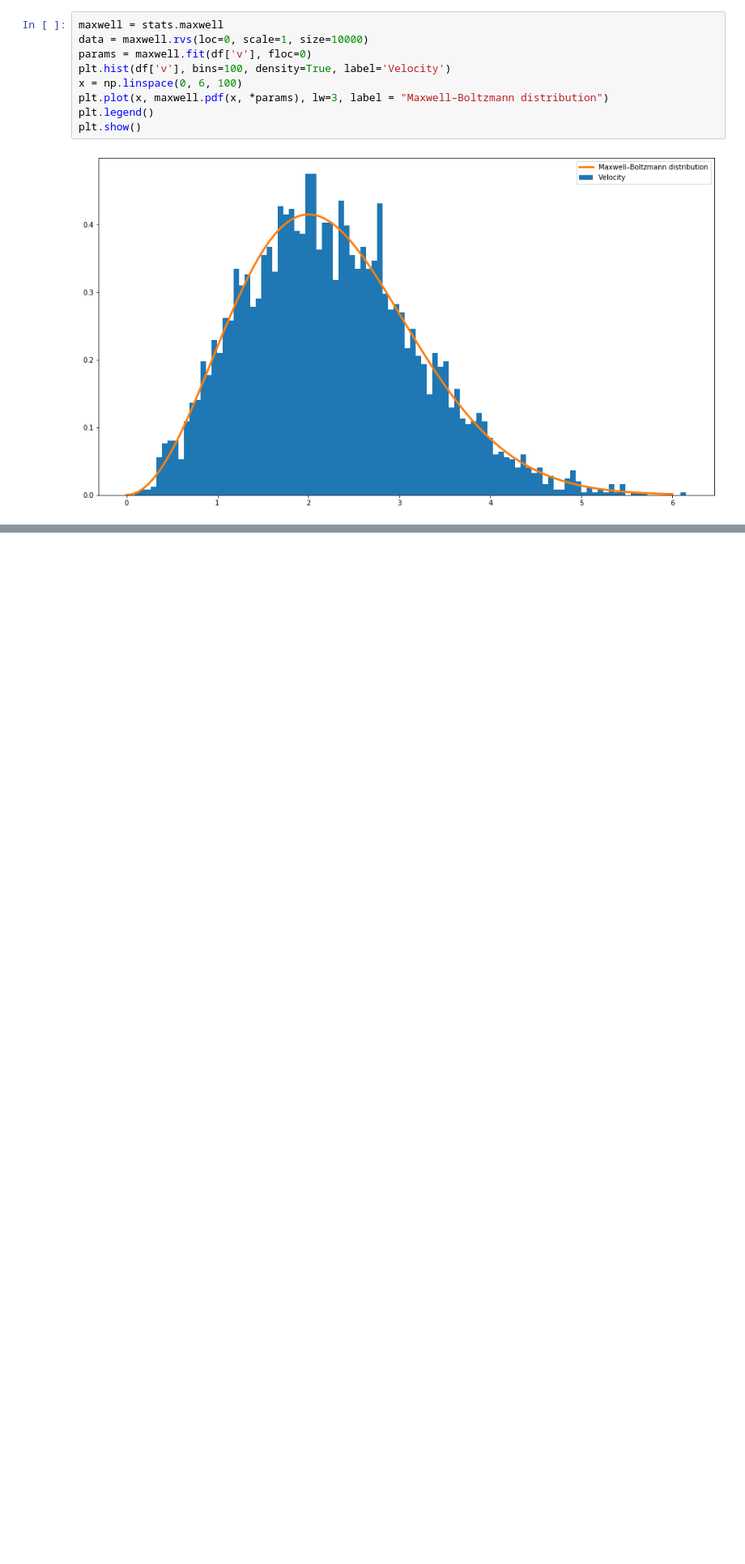
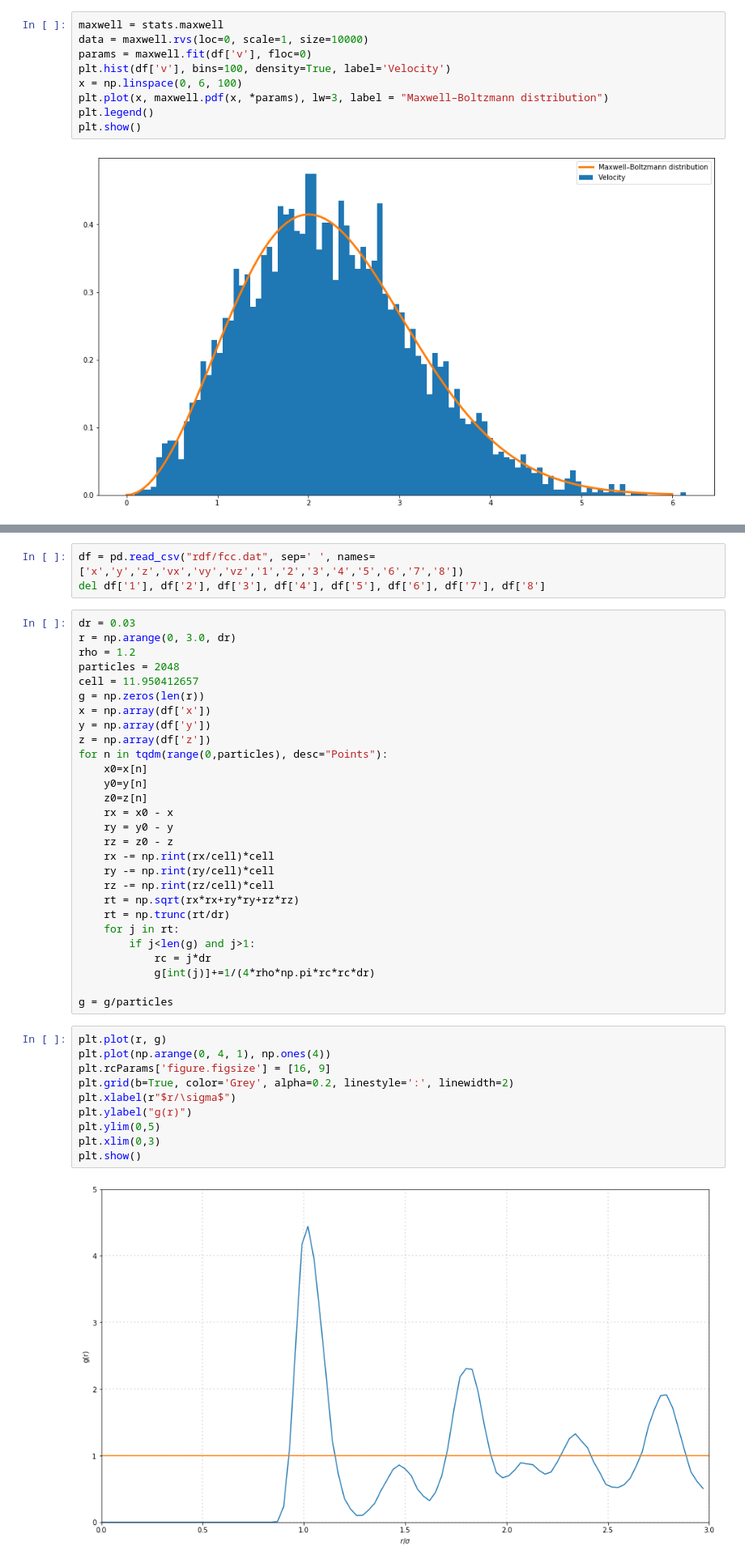
Before and after one commit to Xissand/nbody, a Jupyter notebook: research/base/analysis.ipynb, the cells around one changed output, grey strips where cells are left out. Shown: that part at 81% size. Drawn from its saved outputs; the diff is of its cells as text; blank space fills up the shorter version.

```diff
--- a/research/base/analysis.ipynb
+++ b/research/base/analysis.ipynb
@@ -74,0 +91,43 @@ Image(filename="g(r)_liquid_ovito.png")
+# %%
+df = pd.read_csv("rdf/fcc.dat", sep=' ', names= ['x','y','z','vx','vy','vz','1','2','3','4','5','6','7','8'])
+del df['1'], df['2'], df['3'], df['4'], df['5'], df['6'], df['7'], df['8']
+# %%
+dr = 0.03
+r = np.arange(0, 3.0, dr)
+rho = 1.2
+particles = 2048
+cell = 11.950412657
+g = np.zeros(len(r))
+x = np.array(df['x'])
+y = np.array(df['y'])
+z = np.array(df['z'])
+for n in tqdm(range(0,particles), desc="Points"):
+    x0=x[n]
+    y0=y[n]
+    z0=z[n]
+    rx = x0 - x
+    ry = y0 - y
+    rz = z0 - z
+    rx -= np.rint(rx/cell)*cell
+    ry -= np.rint(ry/cell)*cell
+    rz -= np.rint(rz/cell)*cell
+    rt = np.sqrt(rx*rx+ry*ry+rz*rz)
+    rt = np.trunc(rt/dr)
+    for j in rt:
+        if j<len(g) and j>1:
+            rc = j*dr
+            g[int(j)]+=1/(4*rho*np.pi*rc*rc*dr)
+
+g = g/particles
+# %%
+plt.plot(r, g)
+plt.plot(np.arange(0, 4, 1), np.ones(4))
+plt.rcParams['figure.figsize'] = [16, 9]
+plt.grid(b=True, color='Grey', alpha=0.2, linestyle=':', linewidth=2)
+plt.xlabel(r"$r/\sigma$")
+plt.ylabel("g(r)")
+plt.ylim(0,5)
+plt.xlim(0,3)
+plt.show()
+# %% [output]
+[figure, added]
```
Also changed, not shown: parts of 18 cells of this notebook, 5 other files.
